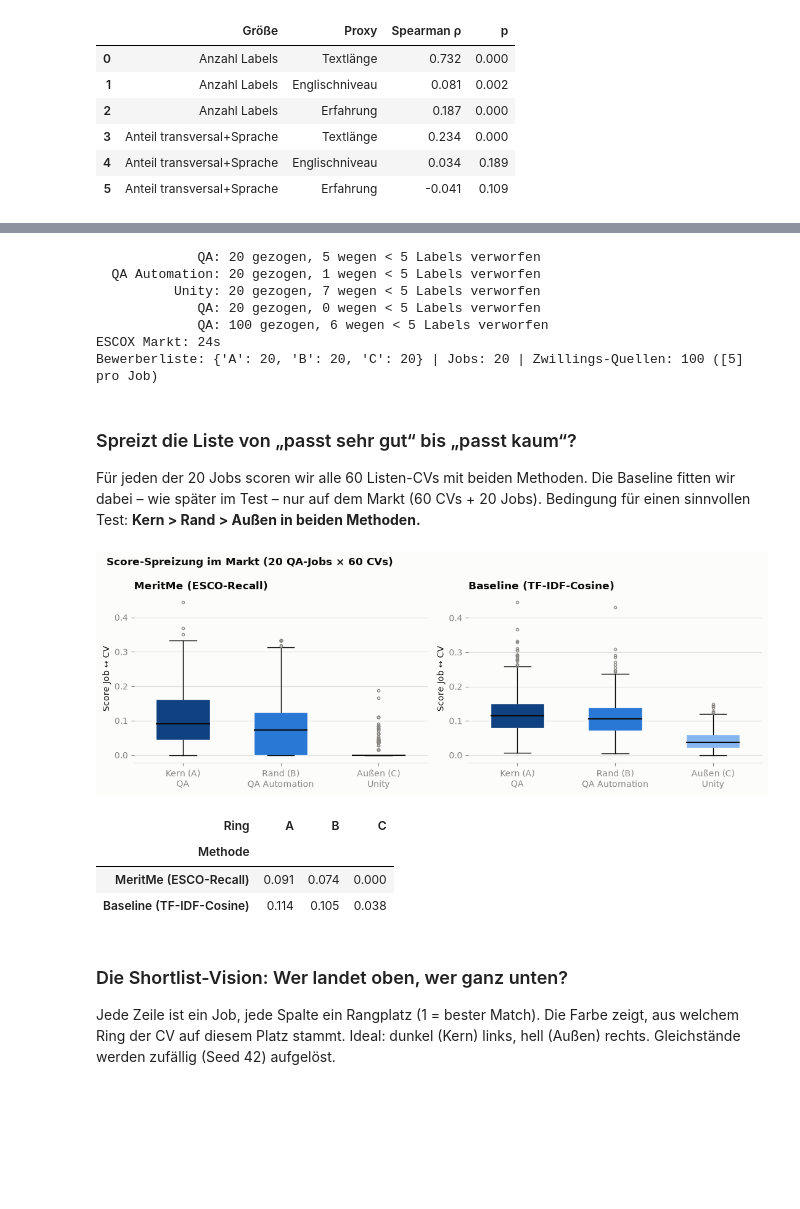
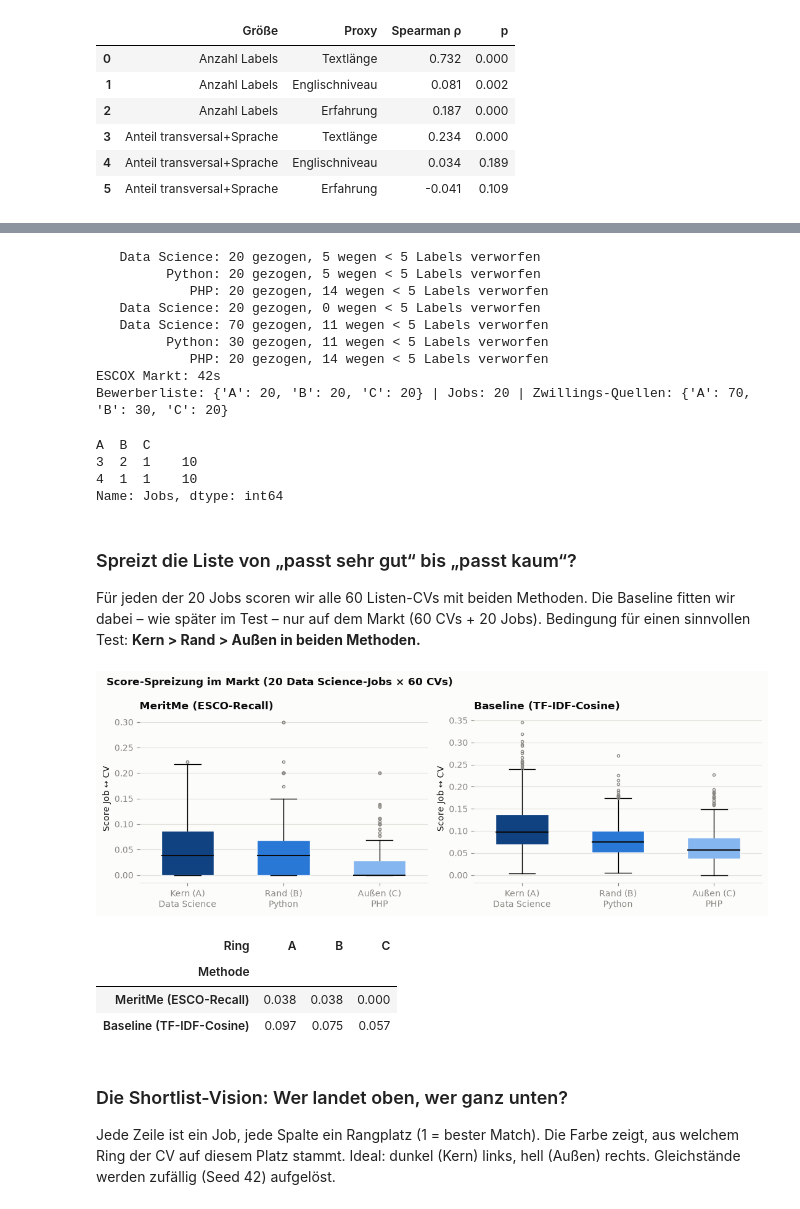
Before and after one commit to tobneu/project_nobias, a Jupyter notebook: notebooks/eda_keksausstecher.ipynb, the cells around one changed output, grey strips where cells are left out. Drawn from its saved outputs; the diff is of its cells as text; code cells hidden in the pictures; blank space fills up the shorter version.

```diff
--- a/notebooks/eda_keksausstecher.ipynb
+++ b/notebooks/eda_keksausstecher.ipynb
@@ -276,7 +291,7 @@ mlb = MultiLabelBinarizer(sparse_output=True)
 E = mlb.fit_transform(screen["uris"]).tocsr().astype(float)
 uris = mlb.classes_
 
-tfidf = TfidfVectorizer(max_features=5000, stop_words="english", min_df=3)
+tfidf = TfidfVectorizer(**TFIDF_PARAMS)
 T = tfidf.fit_transform(screen["text"])
 
 is_job = screen["doc_type"].eq("job").to_numpy()
@@ -448,6 +475,39 @@ Für das Team naheliegende Alternative: **Data Analyst → Data Engineer → Uni
 # %%
-A, B, C = "QA", "QA Automation", "Unity"   # eingefroren nach Lauf vom 14.10.2026
-assert (A, B, C) == (ampel.index[0], ampel["B"].iloc[0], ampel["C"].iloc[0]), "Regel liefert anderen Markt"
+A, B = "Data Science", "Python"   # fachliche Vorgabe des Teams
+C = ampel.loc[A, "C"]              # regelbasiert: schlechtester mittlerer Rang für A-Jobs in beiden Räumen
 RINGS = {"A": A, "B": B, "C": C}
-ampel.loc[[A], ["diag_recall", "diag_cos", "trenn_recall", "trenn_cos", "B", "B_rel_recall", "B_rel_cos", "C", "C_rel_recall", "C_rel_cos", "job_esco_ok"]].round(2)
+
+profile = pd.DataFrame({
+    "ESCO-Recall": kw_recall.loc[A] / kw_recall.loc[A, A],
+    "TF-IDF-Cosine": kw_cos.loc[A] / kw_cos.loc[A, A],
+    "Ø Labels pro CV": screen[is_cv].groupby("Primary Keyword")["n_labels"].mean(),
+})
+profile["Ring"] = profile.index.map({v: r for r, v in RINGS.items()}).fillna("")
+profile = profile.sort_values("ESCO-Recall")
+
+fig, ax = plt.subplots(figsize=(8, 7))
+y = np.arange(len(profile))
+ax.axvspan(*B_BAND, color=GRID, alpha=0.6, linewidth=0)
+ax.axvspan(0, C_MAX, color=GRID, alpha=0.3, linewidth=0)
+ax.axvline(1, color=INK, linewidth=0.8)
+ax.hlines(y, profile["ESCO-Recall"], profile["TF-IDF-Cosine"], color=GRID, linewidth=2)
+ax.scatter(profile["ESCO-Recall"], y, s=40, color=BLUE, edgecolor=SURFACE, linewidth=1,
+           label="MeritMe (ESCO-Recall)", zorder=3)
+ax.scatter(profile["TF-IDF-Cosine"], y, s=40, color=ORANGE, edgecolor=SURFACE, linewidth=1,
+           label="Baseline (TF-IDF-Cosine)", zorder=3)
+ax.set_yticks(y, [f"{k_}  ({r})" if r else k_ for k_, r in zip(profile.index, profile["Ring"])])
+for tick, r in zip(ax.get_yticklabels(), profile["Ring"]):
+    if r:
+        tick.set_color(INK)
+        tick.set_fontweight("bold")
+ax.annotate("Rand-Band", (np.mean(B_BAND), len(profile) - 0.3), ha="center", fontsize=8, color=MUTED)
+ax.annotate("Außen", (C_MAX / 2, len(profile) - 0.3), ha="center", fontsize=8, color=MUTED)
+ax.set_xlabel(f"Ø Score der CVs relativ zu {A}-CVs (1 = Kern-Niveau)")
+ax.set_title(f"Welche CVs finden {A}-Jobs? (Screening)", loc="left", color=INK, fontweight="bold")
+ax.legend(frameon=False, fontsize=8, loc="lower right")
+ax.grid(axis="y", visible=False)
+plt.tight_layout()
+plt.show()
+
+profile.loc[[A, B, C]].round(2)
 # %% [output]
@@ -475,7 +537,7 @@ def kmeans_ari(X, labels) -> float:
 
 
 cv_rows = screen[is_cv]
-T_cv_ayla = TfidfVectorizer(max_features=5000, stop_words="english", min_df=3).fit_transform(cv_rows["CV"])
+T_cv_ayla = TfidfVectorizer(**TFIDF_PARAMS).fit_transform(cv_rows["CV"])
 
 ari = pd.DataFrame([
     {"Raum": "TF-IDF", "Dokumente": "CVs + Jobs", "Text": "neu", "ARI": kmeans_ari(T, kw)},
@@ -848,20 +909,31 @@ t0 = time.time()
 list_parts = [draw(cv_it, RINGS[r], N_PER_RING).assign(role=f"list_{r}", ring=r, doc_type="cv") for r in "ABC"]
 bew_list = pd.concat(list_parts, ignore_index=True)
 market_jobs = draw(jobs_it, A, N_JOBS).assign(role="job_A", doc_type="job")
-twin_sources = draw(cv_it, A, N_TWIN_SOURCES, exclude=set(bew_list["id"])).assign(role="twin_source", doc_type="cv")
+twin_sources = pd.concat([
+    draw(cv_it, RINGS[r], n, exclude=set(bew_list["id"])).assign(ring=r) for r, n in TWIN_SOURCES.items()
+], ignore_index=True).assign(role="twin_source", doc_type="cv")
+twin_sources["test"] = np.where(twin_sources["ring"] == "C", "kontrolle", "haupttest")
+# Reihum über A, B, C hinweg: jeder Job bekommt 5 Haupttest-Paare und 1 Kontrolle
 twin_sources["assigned_job_id"] = [market_jobs["id"].iloc[i % N_JOBS] for i in range(len(twin_sources))]
 print(f"ESCOX Markt: {time.time() - t0:.0f}s")
 
 print(f"Bewerberliste: {bew_list['ring'].value_counts().to_dict()} | Jobs: {len(market_jobs)} | "
-      f"Zwillings-Quellen: {len(twin_sources)} ({twin_sources['assigned_job_id'].value_counts().unique()} pro Job)")
+      f"Zwillings-Quellen: {twin_sources['ring'].value_counts().to_dict()}")
+pd.crosstab(twin_sources["assigned_job_id"], twin_sources["ring"]).value_counts().rename("Jobs")
 # %% [output]
-             QA: 20 gezogen, 5 wegen < 5 Labels verworfen
-  QA Automation: 20 gezogen, 1 wegen < 5 Labels verworfen
-          Unity: 20 gezogen, 7 wegen < 5 Labels verworfen
-             QA: 20 gezogen, 0 wegen < 5 Labels verworfen
-             QA: 100 gezogen, 6 wegen < 5 Labels verworfen
-ESCOX Markt: 24s
-Bewerberliste: {'A': 20, 'B': 20, 'C': 20} | Jobs: 20 | Zwillings-Quellen: 100 ([5] pro Job)
+   Data Science: 20 gezogen, 5 wegen < 5 Labels verworfen
+         Python: 20 gezogen, 5 wegen < 5 Labels verworfen
+            PHP: 20 gezogen, 14 wegen < 5 Labels verworfen
+   Data Science: 20 gezogen, 0 wegen < 5 Labels verworfen
+   Data Science: 70 gezogen, 11 wegen < 5 Labels verworfen
+         Python: 30 gezogen, 11 wegen < 5 Labels verworfen
+            PHP: 20 gezogen, 14 wegen < 5 Labels verworfen
+ESCOX Markt: 42s
+Bewerberliste: {'A': 20, 'B': 20, 'C': 20} | Jobs: 20 | Zwillings-Quellen: {'A': 70, 'B': 30, 'C': 20}
+A  B  C
+3  2  1    10
+4  1  1    10
+Name: Jobs, dtype: int64
 # %% [markdown]
 ### Spreizt die Liste von „passt sehr gut“ bis „passt kaum“?
 
@@ -874,39 +946,39 @@ E_list = mlb_m.transform(bew_list["uris"]).tocsr().astype(float)
 E_jobs_m = mlb_m.transform(market_jobs["uris"]).tocsr().astype(float)
 score_recall = recall_matrix(E_jobs_m, E_list)                      # 20 Jobs x 60 CVs
 
-tfidf_m = TfidfVectorizer(stop_words="english").fit(pd.concat([bew_list["text"], market_jobs["text"]]))
+tfidf_m = TfidfVectorizer(**TFIDF_PARAMS).fit(pd.concat([bew_list["text"], market_jobs["text"]]))
 score_cos = cosine_similarity(tfidf_m.transform(market_jobs["text"]), tfidf_m.transform(bew_list["text"]))
 
 rings = bew_list["ring"].to_numpy()
 long = pd.concat([
     pd.DataFrame({"Methode": name, "Ring": np.tile(rings, N_JOBS), "Score": S.ravel()})
     for name, S in [("MeritMe (ESCO-Recall)", score_recall), ("Baseline (TF-IDF-Cosine)", score_cos)]
 ])
 
 fig, axes = plt.subplots(1, 2, figsize=(11, 4))
 for ax, (name, grp) in zip(axes, long.groupby("Methode", sort=False)):
     data = [grp.loc[grp["Ring"] == r, "Score"] for r in "ABC"]
     bp = ax.boxplot(data, patch_artist=True, widths=0.55, medianprops={"color": INK, "linewidth": 1.5},
                     flierprops={"markersize": 3, "markeredgecolor": MUTED})
     for patch, r in zip(bp["boxes"], "ABC"):
         patch.set_facecolor(RING_COLORS[r])
         patch.set_edgecolor(SURFACE)
     ax.set_xticks([1, 2, 3], [f"{RING_NAMES[r]}\n{RINGS[r]}" for r in "ABC"])
     ax.set_ylabel("Score Job ↔ CV")
     ax.set_title(name, loc="left", color=INK, fontweight="bold")
     ax.grid(axis="x", visible=False)
 fig.suptitle(f"Score-Spreizung im Markt (20 {A}-Jobs × 60 CVs)", x=0.02, ha="left", color=INK,
              fontweight="bold", fontsize=12)
 plt.tight_layout()
 plt.show()
 
 long.groupby(["Methode", "Ring"], sort=False)["Score"].median().unstack().round(3)
 # %% [output]
-[figure, old version]
+[figure, new version]
 | Ring | A | B | C |
 | Methode |  |  |  |
-| MeritMe (ESCO-Recall) | 0.091 | 0.074 | 0.000 |
-| Baseline (TF-IDF-Cosine) | 0.114 | 0.105 | 0.038 |
+| MeritMe (ESCO-Recall) | 0.038 | 0.038 | 0.000 |
+| Baseline (TF-IDF-Cosine) | 0.097 | 0.075 | 0.057 |
 # %% [markdown]
 ### Die Shortlist-Vision: Wer landet oben, wer ganz unten?
 
```
Also changed, not shown: parts of 27 cells of this notebook.
